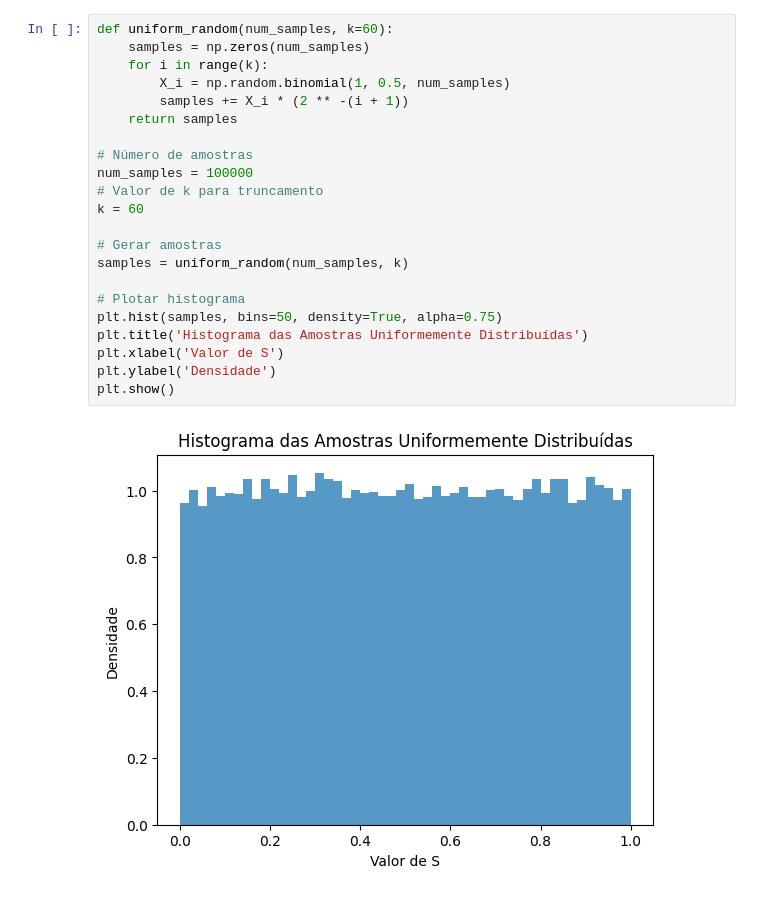
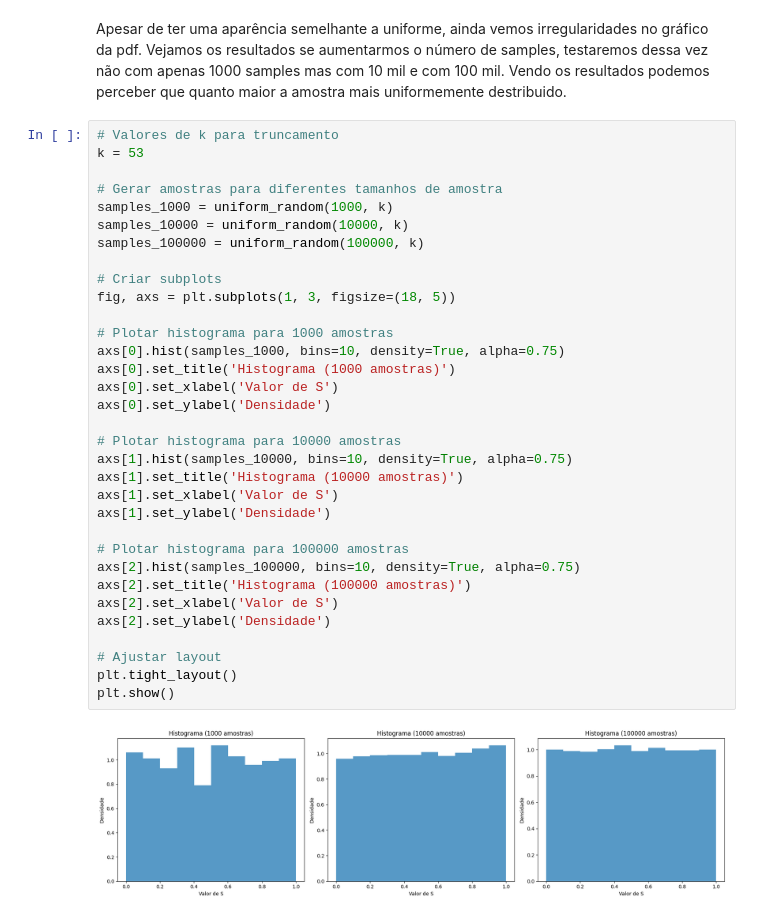
Before and after one commit to G-mikael/Atividades_Faculdade, a Jupyter notebook: Probabilidade 2024/Exercicios_Computacionais.ipynb, the cells around one changed output. Cells and saved outputs as stored; diff of their text form.

```diff
--- a/Probabilidade 2024/Exercicios_Computacionais.ipynb
+++ b/Probabilidade 2024/Exercicios_Computacionais.ipynb
@@ -25,24 +75,37 @@ plt.show()
-# %%
-def uniform_random(num_samples, k=60):
-    samples = np.zeros(num_samples)
-    for i in range(k):
-        X_i = np.random.binomial(1, 0.5, num_samples)
-        samples += X_i * (2 ** -(i + 1))
-    return samples
-
-# Número de amostras
-num_samples = 100000
-# Valor de k para truncamento
-k = 60
-
-# Gerar amostras
-samples = uniform_random(num_samples, k)
-
-# Plotar histograma
-plt.hist(samples, bins=50, density=True, alpha=0.75)
-plt.title('Histograma das Amostras Uniformemente Distribuídas')
-plt.xlabel('Valor de S')
-plt.ylabel('Densidade')
-plt.show()
-# %% [output]
-[figure, removed]
+# %% [markdown]
+Apesar de ter uma aparência semelhante a uniforme, ainda vemos irregularidades no gráfico da pdf. Vejamos os resultados se aumentarmos o número de samples, testaremos dessa vez não com apenas 1000 samples mas com 10 mil e com 100 mil. Vendo os resultados podemos perceber que quanto maior a amostra mais uniformemente destribuido.
+# %%
+# Valores de k para truncamento
+k = 53
+
+# Gerar amostras para diferentes tamanhos de amostra
+samples_1000 = uniform_random(1000, k)
+samples_10000 = uniform_random(10000, k)
+samples_100000 = uniform_random(100000, k)
+
+# Criar subplots
+fig, axs = plt.subplots(1, 3, figsize=(18, 5))
+
+# Plotar histograma para 1000 amostras
+axs[0].hist(samples_1000, bins=10, density=True, alpha=0.75)
+axs[0].set_title('Histograma (1000 amostras)')
+axs[0].set_xlabel('Valor de S')
+axs[0].set_ylabel('Densidade')
+
+# Plotar histograma para 10000 amostras
+axs[1].hist(samples_10000, bins=10, density=True, alpha=0.75)
+axs[1].set_title('Histograma (10000 amostras)')
+axs[1].set_xlabel('Valor de S')
+axs[1].set_ylabel('Densidade')
+
+# Plotar histograma para 100000 amostras
+axs[2].hist(samples_100000, bins=10, density=True, alpha=0.75)
+axs[2].set_title('Histograma (100000 amostras)')
+axs[2].set_xlabel('Valor de S')
+axs[2].set_ylabel('Densidade')
+
+# Ajustar layout
+plt.tight_layout()
+plt.show()
+# %% [output]
+[figure, added]
```
Also changed, not shown: parts of 7 cells of this notebook, 1 other file.
